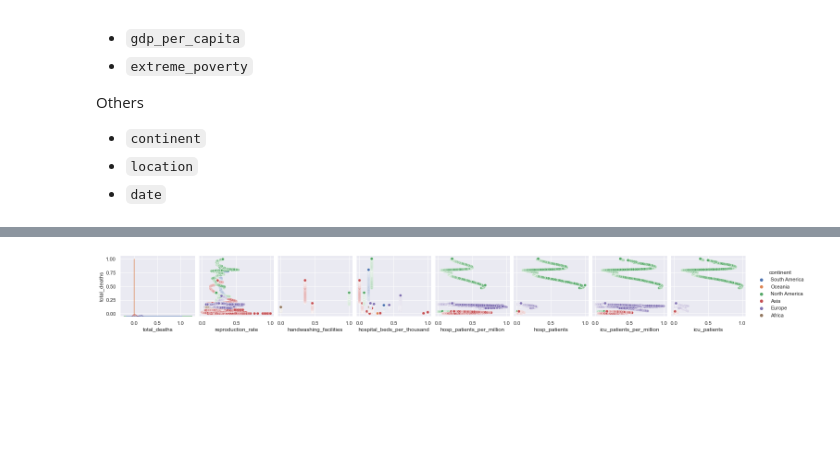
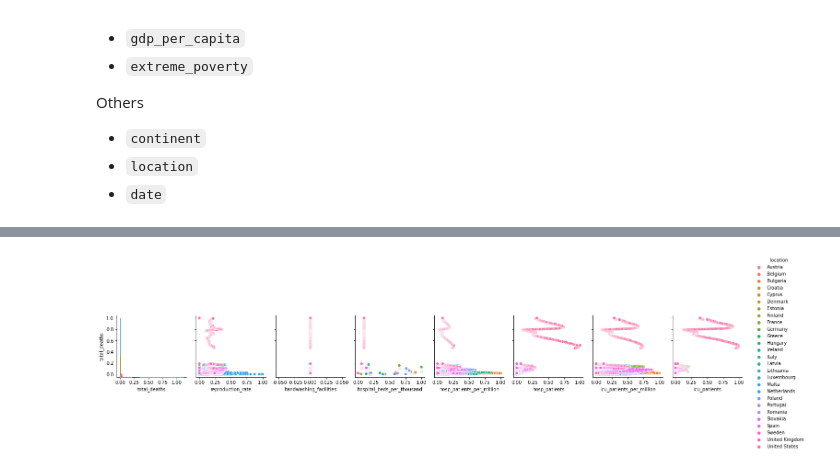
Before and after one commit to shanghongsim/term3_dtp, a Jupyter notebook: T3 2D project .ipynb, the cells around one changed output, grey strips where cells are left out. Cells and saved outputs as stored; diff of their text form; code cells hidden in the pictures; blank space fills up the shorter version.

```diff
--- a/T3 2D project .ipynb
+++ b/T3 2D project .ipynb
@@ -139,3 +117,41 @@ df_num = df.loc[((df['location']=='Argentina')| (df['location']=='Australia') |
+# %%
+columns_cat=['date','location','continent']
+columns_num=['population_density','gdp_per_capita','total_deaths',
+         'extreme_poverty','stringency_index','total_tests','total_vaccinations',
+         'reproduction_rate','handwashing_facilities','hospital_beds_per_thousand','hosp_patients_per_million',
+         'hosp_patients','icu_patients_per_million','icu_patients']
+
+df_cat = df.loc[((df['location']=='Austria')| (df['location']=='Belgium') | (df['location']=='Bulgaria') | (df['location']=='Croatia') |
+(df['location']=='Cyprus') | (df['location']=='Czech Republic') | (df['location']=='Denmark') | (df['location']=='Estonia') | (df['location']=='Finland') |
+(df['location']=='France') | (df['location']=='Germany') | (df['location']=='Greece') | (df['location']=='Hungary') | (df['location']=='Ireland') |
+(df['location']=='Italy') | (df['location']=='Latvia') | (df['location']=='Lithuania') | (df['location']=='Luxembourg') |
+(df['location']=='Malta') | (df['location']=='Netherlands') | (df['location']=='Poland') | (df['location']=='Portugal') | (df['location']=='Romania')|
+(df['location']=='Slovakia')| (df['location']=='Spain')| (df['location']=='Sweden')| (df['location']=='United Kingdom')| (df['location']=='United States')) &
+((df['date']> '2021-01-01') & (df['date']< '2021-11-17')) ,columns_cat]
+
+df_num = df.loc[((df['location']=='Austria')| (df['location']=='Belgium') | (df['location']=='Bulgaria') | (df['location']=='Croatia') |
+(df['location']=='Cyprus') | (df['location']=='Czech Republic') | (df['location']=='Denmark') | (df['location']=='Estonia') | (df['location']=='Finland') |
+(df['location']=='France') | (df['location']=='Germany') | (df['location']=='Greece') | (df['location']=='Hungary') | (df['location']=='Ireland') |
+(df['location']=='Italy') | (df['location']=='Latvia') | (df['location']=='Lithuania') | (df['location']=='Luxembourg') |
+(df['location']=='Malta') | (df['location']=='Netherlands') | (df['location']=='Poland') | (df['location']=='Portugal') | (df['location']=='Romania')|
+(df['location']=='Slovakia')| (df['location']=='Spain')| (df['location']=='Sweden')| (df['location']=='United Kingdom')| (df['location']=='United States')) &
+((df['date']> '2021-01-01') & (df['date']< '2021-11-17')) ,columns_num]
+
+# df_cat = df.loc[((df['location']=='Argentina')| (df['location']=='Australia') | (df['location']=='Brazil') | (df['location']=='Canada') |
+# (df['location']=='China') | (df['location']=='France') | (df['location']=='Germany') | (df['location']=='India') | (df['location']=='Indonesia') |
+# (df['location']=='Italy') | (df['location']=='Japan') | (df['location']=='Mexico') | (df['location']=='Russia') | (df['location']=='Saudi Arabia') |
+# (df['location']=='South Africa') | (df['location']=='South Korea') | (df['location']=='Turkey') | (df['location']=='United Kingdom') |
+# (df['location']=='United States') | (df['location']=='Singapore') | (df['location']=='Malaysia') | (df['location']=='Hong Kong')) &
+# ((df['date']> '2021-01-01') & (df['date']< '2021-11-17')) ,columns_cat]
+
+# df_num = df.loc[((df['location']=='Argentina')| (df['location']=='Australia') | (df['location']=='Brazil') | (df['location']=='Canada') |
+# (df['location']=='China') | (df['location']=='France') | (df['location']=='Germany') | (df['location']=='India') | (df['location']=='Indonesia') |
+# (df['location']=='Italy') | (df['location']=='Japan') | (df['location']=='Mexico') | (df['location']=='Russia') | (df['location']=='Saudi Arabia') |
+# (df['location']=='South Africa') | (df['location']=='South Korea') | (df['location']=='Turkey') | (df['location']=='United Kingdom') |
+# (df['location']=='United States') | (df['location']=='Singapore') | (df['location']=='Malaysia') | (df['location']=='Hong Kong')) &
+# ((df['date']> '2021-01-01') & (df['date']< '2021-11-17')),columns_num]
+
+#(df['continent']=='Europe') |
 # %%
 def normalize_minmax(dfin):
     df_copy=dfin.copy()
@@ -169,6 +188,6 @@ display(result)
 # %%
-myplot = sns.pairplot(data=result, hue='continent',x_vars=['total_deaths','reproduction_rate','handwashing_facilities','hospital_beds_per_thousand','hosp_patients_per_million',
+myplot = sns.pairplot(data=result, hue='location',x_vars=['total_deaths','reproduction_rate','handwashing_facilities','hospital_beds_per_thousand','hosp_patients_per_million',
          'hosp_patients','icu_patients_per_million','icu_patients'],y_vars=['total_deaths'])
 # %% [output]
-[figure, old version]
+[figure, new version]
 # %%
```
Also changed, not shown: parts of 25 cells of this notebook, 2 other files.
